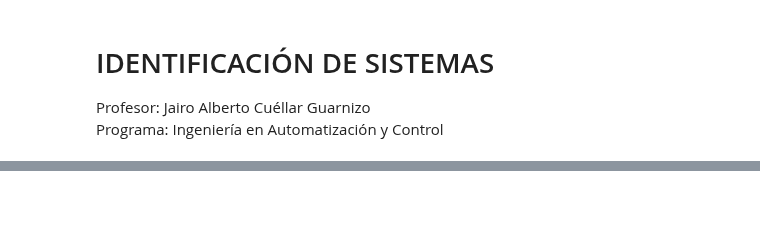
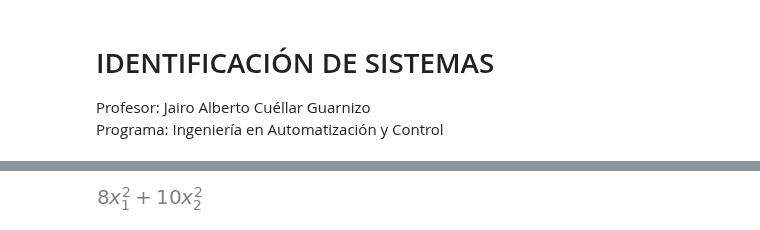
Before and after one commit to jairocuellar/System_identification, a Jupyter notebook: class_04_01.ipynb, the cells around one changed output, grey strips where cells are left out. Drawn from its saved outputs; the diff is of its cells as text; code cells hidden in the pictures; blank space fills up the shorter version.

```diff
--- a/class_04_01.ipynb
+++ b/class_04_01.ipynb
@@ -209,0 +90,7 @@ plt.grid()
+# %%
+x1,x2 = sym.symbols('x_1,x_2')
+x = Matrix([x1,x2])
+f = 8*x1**2 + 10*x2**2
+f
+# %% [output]
+[figure, added]
```
Also changed, not shown: parts of 30 cells of this notebook, 6 other files.
